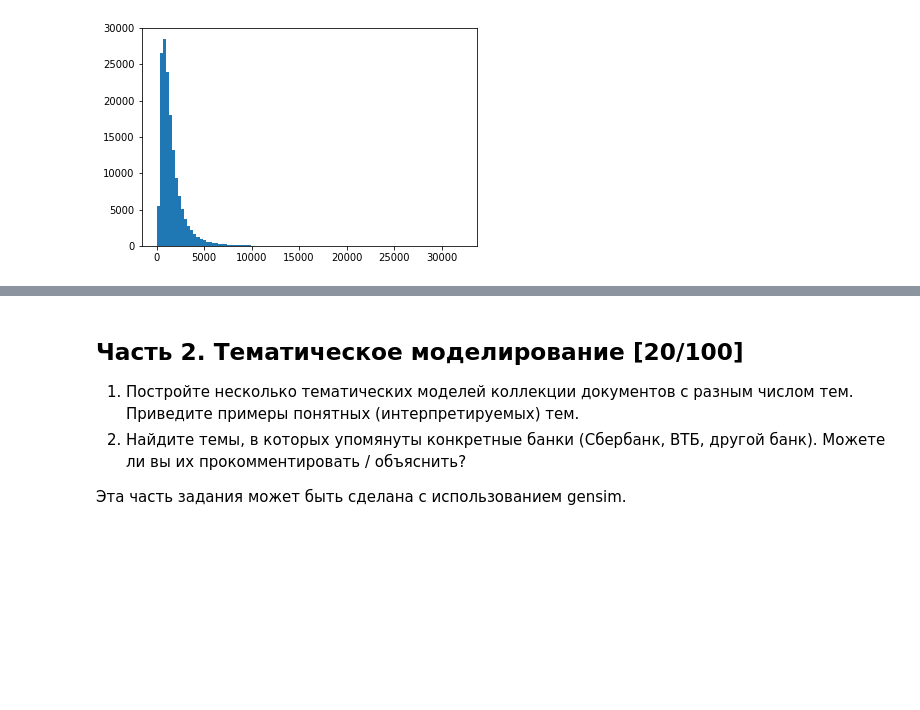
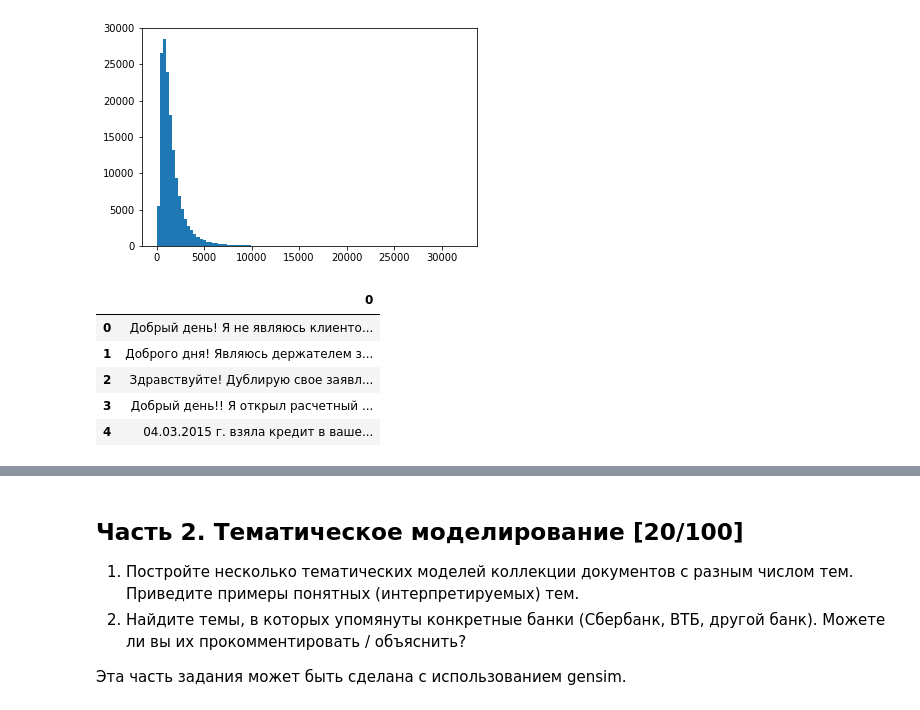
Before and after one commit to ppronchenko/study, a Jupyter notebook: HW-NLP/HW1_banki_TM-and-classification.ipynb, the cells around one changed output, grey strips where cells are left out. Saved outputs shown, nothing was run; the diff lists cells and outputs as text; code cells hidden in the pictures; blank space fills up the shorter version.

```diff
--- a/HW-NLP/HW1_banki_TM-and-classification.ipynb
+++ b/HW-NLP/HW1_banki_TM-and-classification.ipynb
@@ -153,0 +165,11 @@ fig.show()
+# %%
+texts = pd.DataFrame(texts)
+# %%
+texts.head()
+# %% [output]
+|  | 0 |
+| 0 | Добрый день! Я не являюсь клиенто... |
+| 1 | Доброго дня! Являюсь держателем з... |
+| 2 | Здравствуйте! Дублирую свое заявл... |
+| 3 | Добрый день!! Я открыл расчетный ... |
+| 4 | 04.03.2015 г. взяла кредит в ваше... |
```
Also changed, not shown: parts of 14 cells of this notebook.
